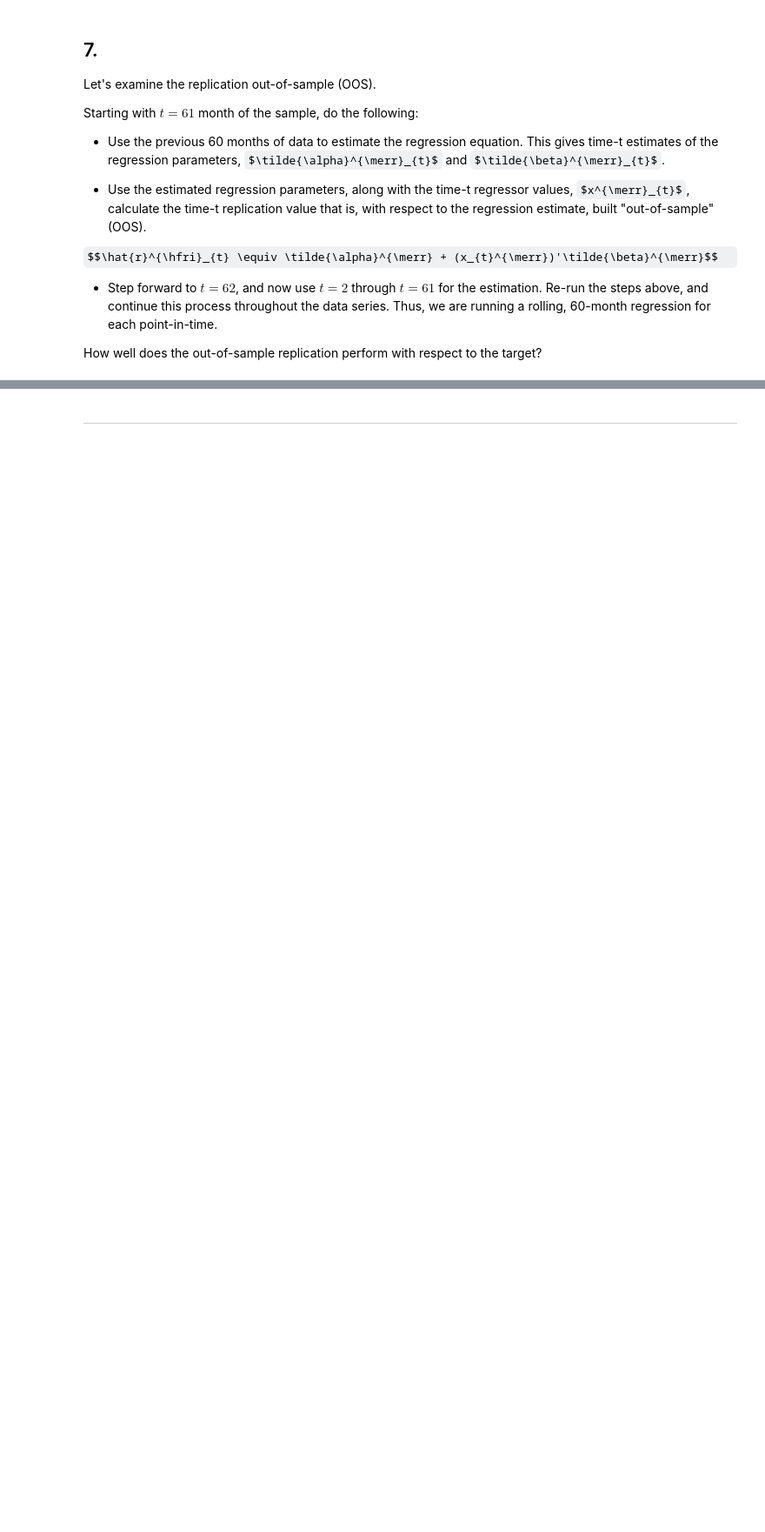
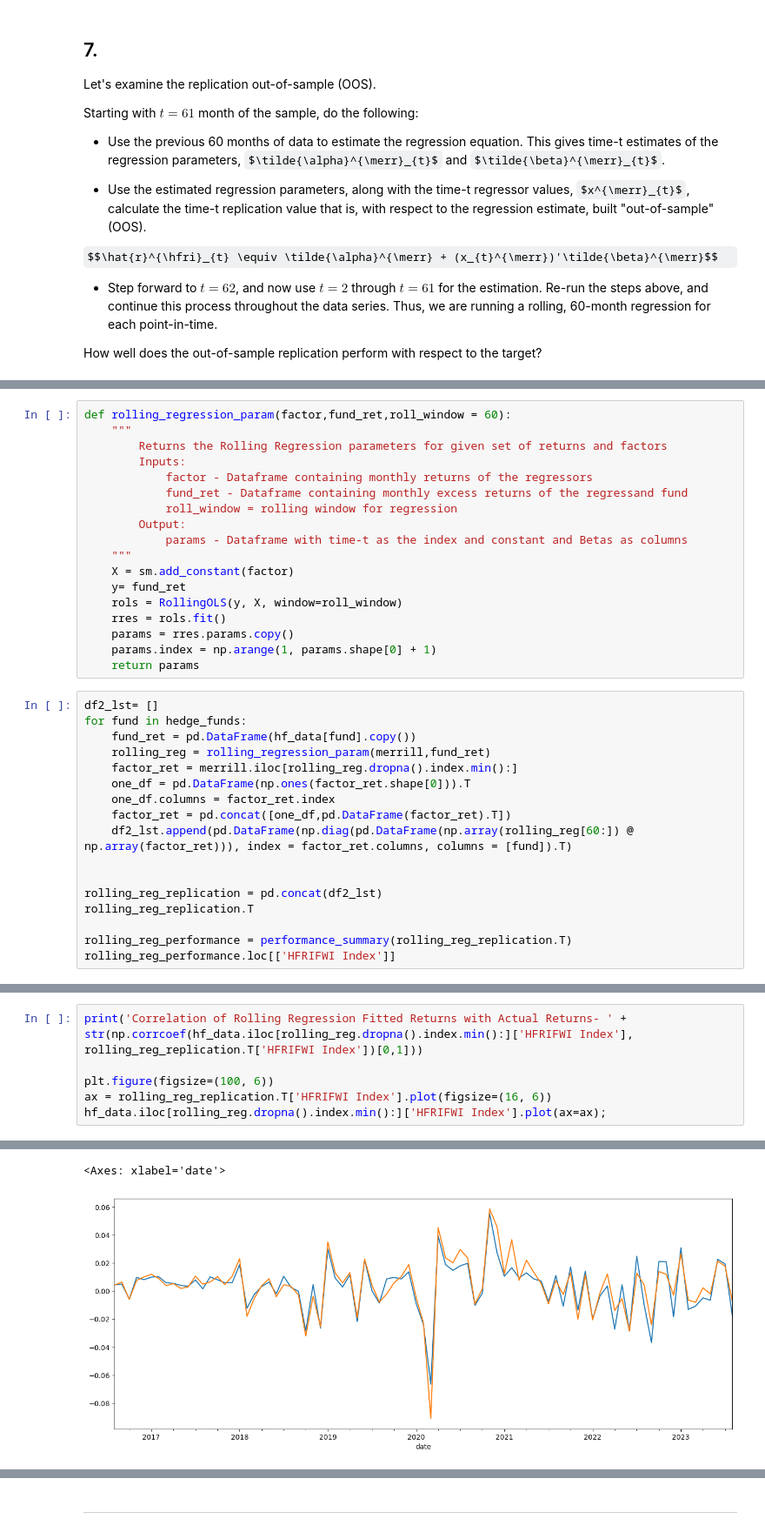
Before and after one commit to sstikhonov/Uchicago_PortfolioRiskManagement, a Jupyter notebook: homework/Homework 2.ipynb, the cells around one changed output, grey strips where cells are left out. Shown: that part at 87% size. Cells and saved outputs as stored; diff of their text form; some formulas as TeX source; blank space fills up the shorter version.

```diff
--- a/homework/Homework 2.ipynb
+++ b/homework/Homework 2.ipynb
@@ -428,0 +417,35 @@ plt.legend(fontsize = 'x-small');
+# %%
+def rolling_regression_param(factor,fund_ret,roll_window = 60):
+    """
+        Returns the Rolling Regression parameters for given set of returns and factors
+        Inputs:
+            factor - Dataframe containing monthly returns of the regressors
+            fund_ret - Dataframe containing monthly excess returns of the regressand fund
+            roll_window = rolling window for regression
+        Output:
+            params - Dataframe with time-t as the index and constant and Betas as columns
+    """
+    X = sm.add_constant(factor)
+    y= fund_ret
+    rols = RollingOLS(y, X, window=roll_window)
+    rres = rols.fit()
+    params = rres.params.copy()
+    params.index = np.arange(1, params.shape[0] + 1)
+    return params
+# %%
+df2_lst= []
+for fund in hedge_funds:
+    fund_ret = pd.DataFrame(hf_data[fund].copy())
+    rolling_reg = rolling_regression_param(merrill,fund_ret)
+    factor_ret = merrill.iloc[rolling_reg.dropna().index.min():]
+    one_df = pd.DataFrame(np.ones(factor_ret.shape[0])).T
+    one_df.columns = factor_ret.index
+    factor_ret = pd.concat([one_df,pd.DataFrame(factor_ret).T])
+    df2_lst.append(pd.DataFrame(np.diag(pd.DataFrame(np.array(rolling_reg[60:]) @ np.array(factor_ret))), index = factor_ret.columns, columns = [fund]).T)
+
+
+rolling_reg_replication = pd.concat(df2_lst)
+rolling_reg_replication.T
+
+rolling_reg_performance = performance_summary(rolling_reg_replication.T)
+rolling_reg_performance.loc[['HFRIFWI Index']]
@@ -428,0 +461,7 @@ plt.legend(fontsize = 'x-small');
+# %%
+print('Correlation of Rolling Regression Fitted Returns with Actual Returns- ' + str(np.corrcoef(hf_data.iloc[rolling_reg.dropna().index.min():]['HFRIFWI Index'], rolling_reg_replication.T['HFRIFWI Index'])[0,1]))
+
+plt.figure(figsize=(100, 6))
+ax = rolling_reg_replication.T['HFRIFWI Index'].plot(figsize=(16, 6))
+hf_data.iloc[rolling_reg.dropna().index.min():]['HFRIFWI Index'].plot(ax=ax);
+# %% [output]
@@ -428,0 +469,2 @@ plt.legend(fontsize = 'x-small');
+<Axes: xlabel='date'>
+[figure, added]
```
Also changed, not shown: parts of 76 cells of this notebook.
